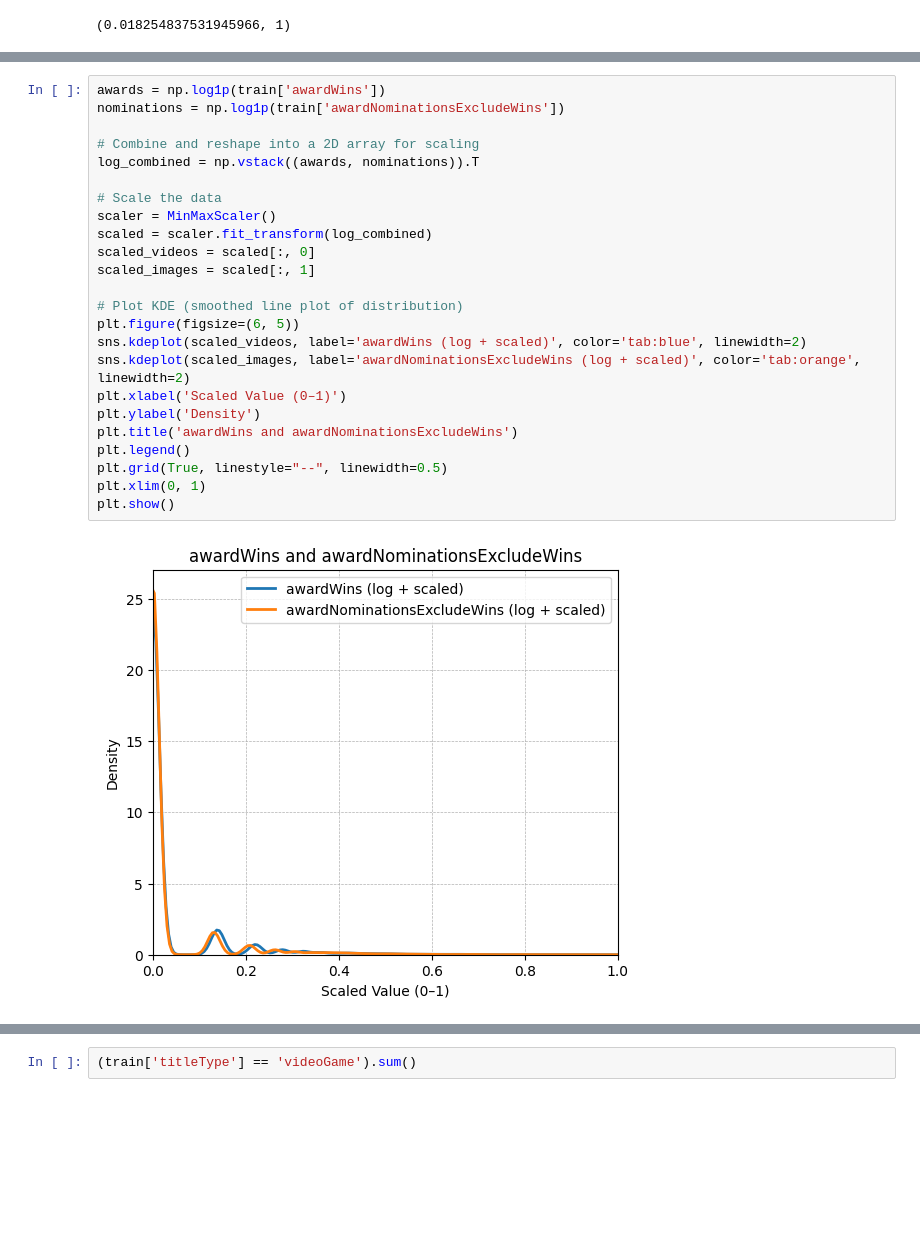
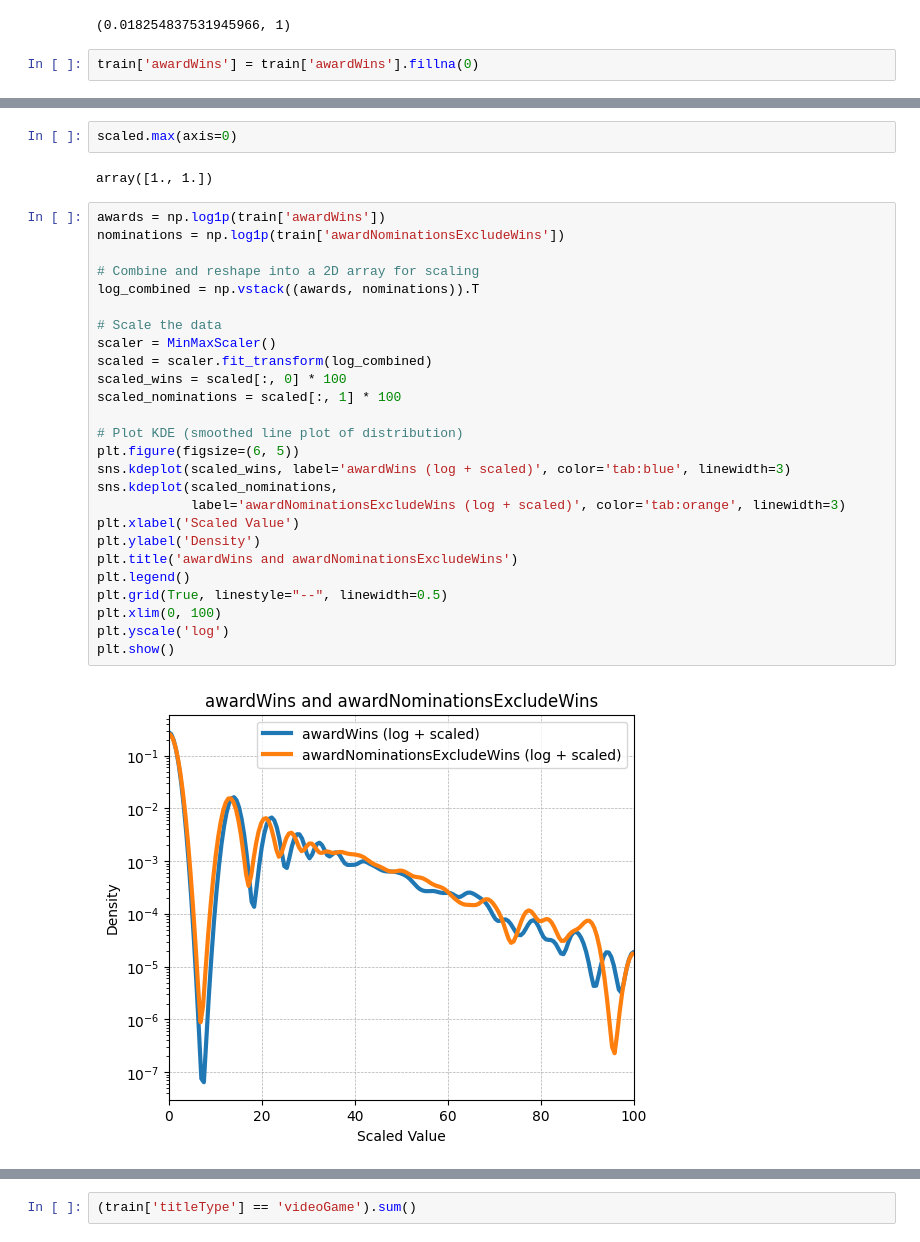
Before and after one commit to ChefBB/data_mining_1, a Jupyter notebook: code/notebook_bruno_report explorations.ipynb, the cells around one changed output, grey strips where cells are left out. Saved outputs shown, nothing was run; the diff lists cells and outputs as text; blank space fills up the shorter version.

```diff
--- a/code/notebook_bruno_report explorations.ipynb
+++ b/code/notebook_bruno_report explorations.ipynb
@@ -98,6 +98,8 @@ percent_diff = 100 * diff_count / len(test)
 percent_diff, diff_count
 # %% [output]
 (0.018254837531945966, 1)
+# %%
+train['awardWins'] = train['awardWins'].fillna(0)
 # %%
 import matplotlib.pyplot as plt
 import seaborn as sns
@@ -133,26 +135,32 @@ plt.show()
+# %%
+scaled.max(axis=0)
+# %% [output]
+array([1., 1.])
 # %%
 awards = np.log1p(train['awardWins'])
 nominations = np.log1p(train['awardNominationsExcludeWins'])
 
 # Combine and reshape into a 2D array for scaling
 log_combined = np.vstack((awards, nominations)).T
 
 # Scale the data
 scaler = MinMaxScaler()
 scaled = scaler.fit_transform(log_combined)
-scaled_videos = scaled[:, 0]
-scaled_images = scaled[:, 1]
+scaled_wins = scaled[:, 0] * 100
+scaled_nominations = scaled[:, 1] * 100
 
 # Plot KDE (smoothed line plot of distribution)
 plt.figure(figsize=(6, 5))
-sns.kdeplot(scaled_videos, label='awardWins (log + scaled)', color='tab:blue', linewidth=2)
-sns.kdeplot(scaled_images, label='awardNominationsExcludeWins (log + scaled)', color='tab:orange', linewidth=2)
-plt.xlabel('Scaled Value (0–1)')
+sns.kdeplot(scaled_wins, label='awardWins (log + scaled)', color='tab:blue', linewidth=3)
+sns.kdeplot(scaled_nominations,
+            label='awardNominationsExcludeWins (log + scaled)', color='tab:orange', linewidth=3)
+plt.xlabel('Scaled Value')
 plt.ylabel('Density')
 plt.title('awardWins and awardNominationsExcludeWins')
 plt.legend()
 plt.grid(True, linestyle="--", linewidth=0.5)
-plt.xlim(0, 1)
+plt.xlim(0, 100)
+plt.yscale('log')
 plt.show()
 # %% [output]
-[figure, old version]
+[figure, new version]
```
Also changed, not shown: parts of 7 cells of this notebook, 12 other files.
